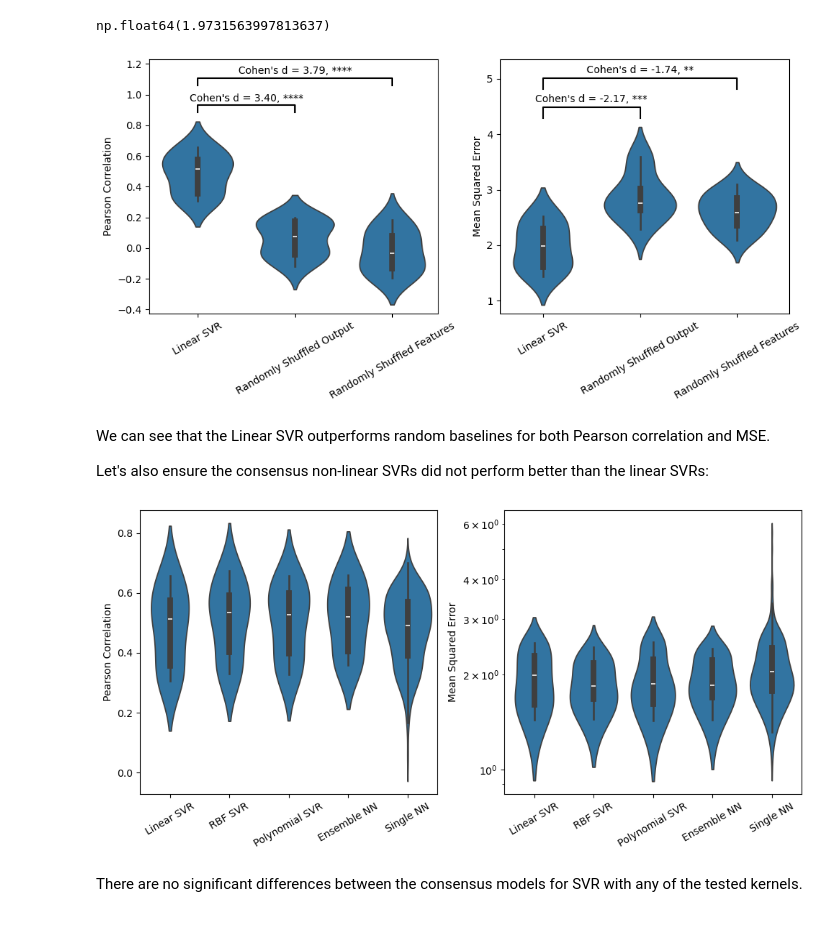
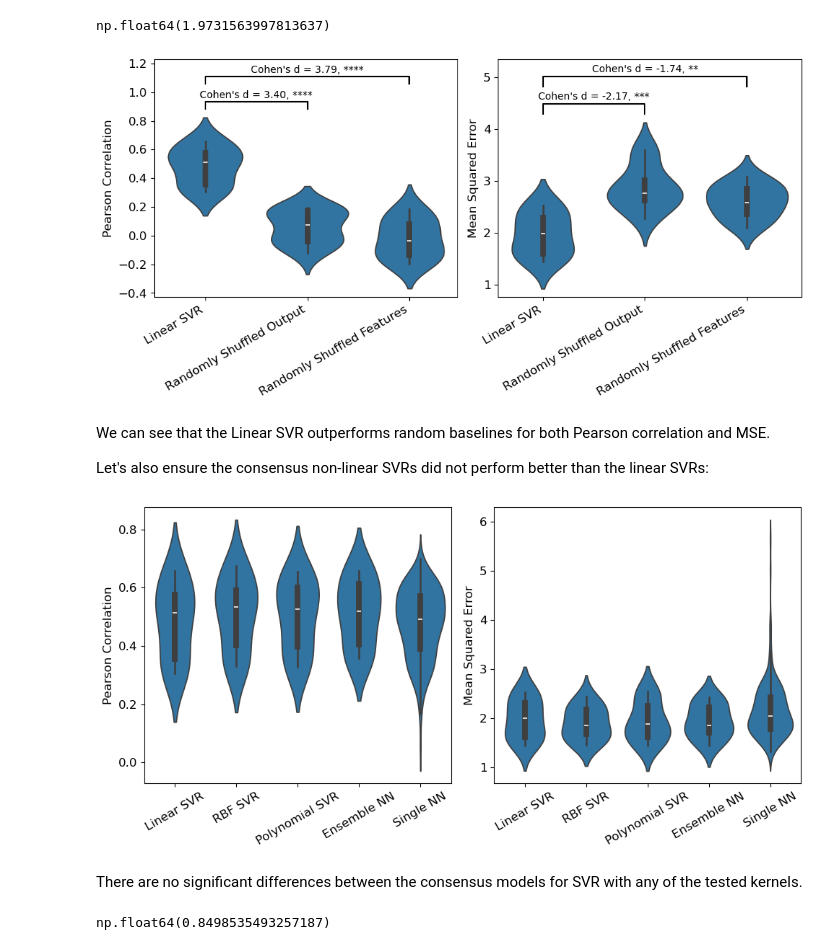
Before and after one commit to hmbaghdassarian/metastatic_potential, a Jupyter notebook: notebooks/A_rna_prediction/03_predict_transcriptomics.ipynb, the cells around one changed output. Drawn from its saved outputs; the diff is of its cells as text; code cells hidden in the pictures.

```diff
--- a/notebooks/A_rna_prediction/03_predict_transcriptomics.ipynb
+++ b/notebooks/A_rna_prediction/03_predict_transcriptomics.ipynb
@@ -647,7 +654,7 @@ for i, (metric, viz_df) in enumerate(viz_dfs.items()):
 
     axB[i].set_xticklabels(xlabels,
                           rotation=30,
-                         ha = 'center')
+                         ha = 'right')
 
     sig_counter = 0
     for j, (comp1, comp2) in enumerate(mod_combs):#(itertools.combinations(xlabels, 2)):
@@ -680,13 +687,21 @@ for i, (metric, viz_df) in enumerate(viz_dfs.items()):
         axB[i].set_ylim(y_lower, y_pos*unit_map['y_max_scale'][metric])
     axB[i].set_xlabel('')
 
+    axB[i].title.set_fontsize(axB[i].title.get_fontsize() + 2)
+    axB[i].xaxis.label.set_fontsize(axB[i].xaxis.label.get_fontsize() + 2)
+    axB[i].yaxis.label.set_fontsize(axB[i].yaxis.label.get_fontsize() + 2)
+    for label in axB[i].get_xticklabels() + axB[i].get_yticklabels():
+        label.set_fontsize(label.get_fontsize() + 2)
+
+
+
 
 figB.tight_layout()
-plt.savefig(os.path.join(data_path, 'figures', 'Fig1B.png'),
+plt.savefig(os.path.join(data_path, 'figures', 'random_transcriptomics.png'),
             dpi=300,
             bbox_inches="tight")
 # %% [output]
-[figure, old version]
+[figure, new version]
 # %% [markdown]
 We can see that the Linear SVR outperforms random baselines for both Pearson correlation and MSE.
 
@@ -734,6 +749,8 @@ unit_map = {'h': dict(zip(viz_dfs.keys(), [0.05, 0.2])),
            'y_max_scale': dict(zip(viz_dfs.keys(), [1.15, 1.1]))}
 # %%
 figC, axC = plt.subplots(ncols = 2, figsize = (10,5))
+
+am = {'Pearson Correlation': False, 'Mean Squared Error': True}
 
 for i, (metric, viz_df) in enumerate(viz_dfs.items()):
     viz_df = pd.melt(viz_df, value_name=metric, var_name = 'Model Type')
@@ -752,6 +769,12 @@ for i, (metric, viz_df) in enumerate(viz_dfs.items()):
                              '_'.join(['test', mmap[metric], 'ensemble_NN']): 'Ensemble NN',
                              '_'.join(['test', mmap[metric], 'single_NN']): 'Single NN'
                                                     })
+#     rank_ordered_models = viz_df.groupby(['Model Type']).std()[metric].sort_values(ascending = True).index.tolist()
+#     viz_df['Model Type'] = pd.Categorical(viz_df['Model Type'],
+#                                           categories = rank_ordered_models,
+#                                           ordered = True)
+
+
 
 #     viz_df = viz_df[viz_df[metric].notna()]
 
@@ -760,12 +783,14 @@ for i, (metric, viz_df) in enumerate(viz_dfs.items()):
                                      random = False,
                                      metric_type = None # always two-sided
                                     )
+    if metric == 'Pearson Correlation':
+        pearson_res_stats = res_stats
 
     sns.violinplot(data = viz_df, x = 'Model Type', y = metric,
                    ax = axC[i])
 
-    if metric == 'Mean Squared Error':
-        axC[i].set_yscale('log')
+#     if metric == 'Mean Squared Error':
+#         axC[i].set_yscale('log')
 
 
     xlabels = [x._text for x in axC[i].get_xticklabels()]
@@ -788,34 +813,48 @@ for i, (metric, viz_df) in enumerate(viz_dfs.items()):
 
         significance = "N.S."
         if fdr <= 1e-4:
             significance = "****"
         elif fdr <= 0.001:
             significance = "***"
         elif fdr <= 0.01:
             significance = "**"
         elif fdr <= 0.1:
             significance = "*"
 
         if significance != 'N.S.':
 #             y_pos = y+(sig_counter*0.15)
             y_pos = y+(sig_counter*unit_map['y_pos_scale_0'][metric])
             axC[i].plot([x_pos[comp1], x_pos[comp1], x_pos[comp2], x_pos[comp2]],
                        [y_pos, y_pos+h, y_pos+h, y_pos],
                        lw=1.5, c='black')
             y_pos*=unit_map['y_pos_scale'][metric]
             axC[i].text(x_mid, y_pos + h, f"Cohen's d = {cd:.2f}, " + significance,
                     ha='center', va='bottom', fontsize=10)
             sig_counter += 1
     if sig_counter != 0:
         axC[i].set_ylim(y_lower, y_pos*unit_map['y_max_scale'][metric])
     axC[i].set_xlabel('')
 
+    axC[i].title.set_fontsize(axC[i].title.get_fontsize() + 2)
+    axC[i].xaxis.label.set_fontsize(axC[i].xaxis.label.get_fontsize() + 2)
+    axC[i].yaxis.label.set_fontsize(axC[i].yaxis.label.get_fontsize() + 2)
+    for label in axC[i].get_xticklabels() + axC[i].get_yticklabels():
+        label.set_fontsize(label.get_fontsize() + 2)
+
+#     if i > 0:
+#         axC[i].ticklabel_format(axis='y', style='plain')
+#         axC[i].yaxis.set_major_formatter(plt.FuncFormatter(lambda x, _: f'{int(x):,}'))
+
 
 figC.tight_layout()
-plt.savefig(os.path.join(data_path, 'figures', 'Fig1C.png'),
+plt.savefig(os.path.join(data_path, 'figures', 'consensus_transcriptomics.png'),
             dpi=300,
             bbox_inches="tight")
 # %% [output]
-[figure, old version]
+[figure, new version]
 # %% [markdown]
 There are no significant differences between the consensus models for SVR with any of the tested kernels.
+# %%
+pearson_res_stats.fdr.min()
+# %% [output]
+np.float64(0.8498535493257187)
```
Also changed, not shown: parts of 2 cells of this notebook, 4 other files.
